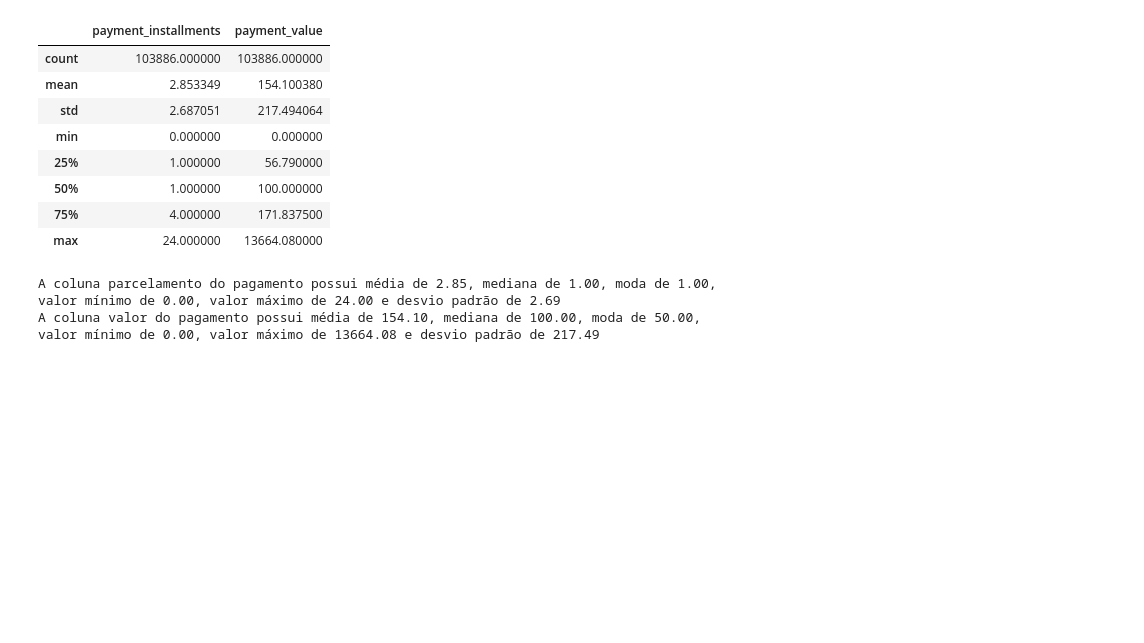
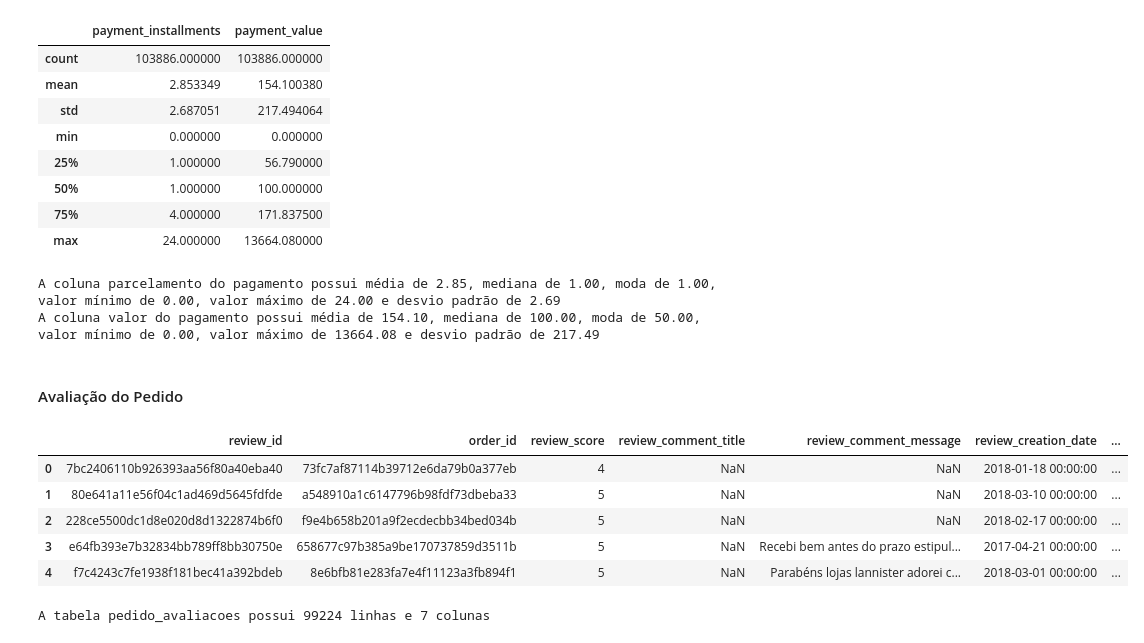
Before and after one commit to RayVilaca/Bootcamp-Data-Science-Ada, a Jupyter notebook: projetos-conclusao-modulo/modulo2/projeto.ipynb, the cells around one changed output. Cells and saved outputs as stored; diff of their text form; code cells hidden in the pictures; blank space fills up the shorter version.

```diff
--- a/projetos-conclusao-modulo/modulo2/projeto.ipynb
+++ b/projetos-conclusao-modulo/modulo2/projeto.ipynb
@@ -301,3 +301,18 @@ print(f"A coluna valor do pagamento possui média de {pedido_pagamentos['payment
 # %% [output]
 A coluna parcelamento do pagamento possui média de 2.85, mediana de 1.00, moda de 1.00, valor mínimo de 0.00, valor máximo de 24.00 e desvio padrão de 2.69
 A coluna valor do pagamento possui média de 154.10, mediana de 100.00, moda de 50.00, valor mínimo de 0.00, valor máximo de 13664.08 e desvio padrão de 217.49
+# %% [markdown]
+#### Avaliação do Pedido
+# %%
+pedido_avaliacoes.head()
+# %% [output]
+|  | review_id | order_id | review_score | review_comment_title | review_comment_message | review_creation_date | ... |
+| 0 | 7bc2406110b926393aa56f80a40eba40 | 73fc7af87114b39712e6da79b0a377eb | 4 | NaN | NaN | 2018-01-18 00:00:00 | ... |
+| 1 | 80e641a11e56f04c1ad469d5645fdfde | a548910a1c6147796b98fdf73dbeba33 | 5 | NaN | NaN | 2018-03-10 00:00:00 | ... |
+| 2 | 228ce5500dc1d8e020d8d1322874b6f0 | f9e4b658b201a9f2ecdecbb34bed034b | 5 | NaN | NaN | 2018-02-17 00:00:00 | ... |
+| 3 | e64fb393e7b32834bb789ff8bb30750e | 658677c97b385a9be170737859d3511b | 5 | NaN | Recebi bem antes do prazo estipul... | 2017-04-21 00:00:00 | ... |
+| 4 | f7c4243c7fe1938f181bec41a392bdeb | 8e6bfb81e283fa7e4f11123a3fb894f1 | 5 | NaN | Parabéns lojas lannister adorei c... | 2018-03-01 00:00:00 | ... |
+# %%
+print(f'A tabela pedido_avaliacoes possui {pedido_avaliacoes.shape[0]} linhas e {pedido_avaliacoes.shape[1]} colunas')
+# %% [output]
+A tabela pedido_avaliacoes possui 99224 linhas e 7 colunas
```
Also changed, not shown: parts of 9 cells of this notebook.
